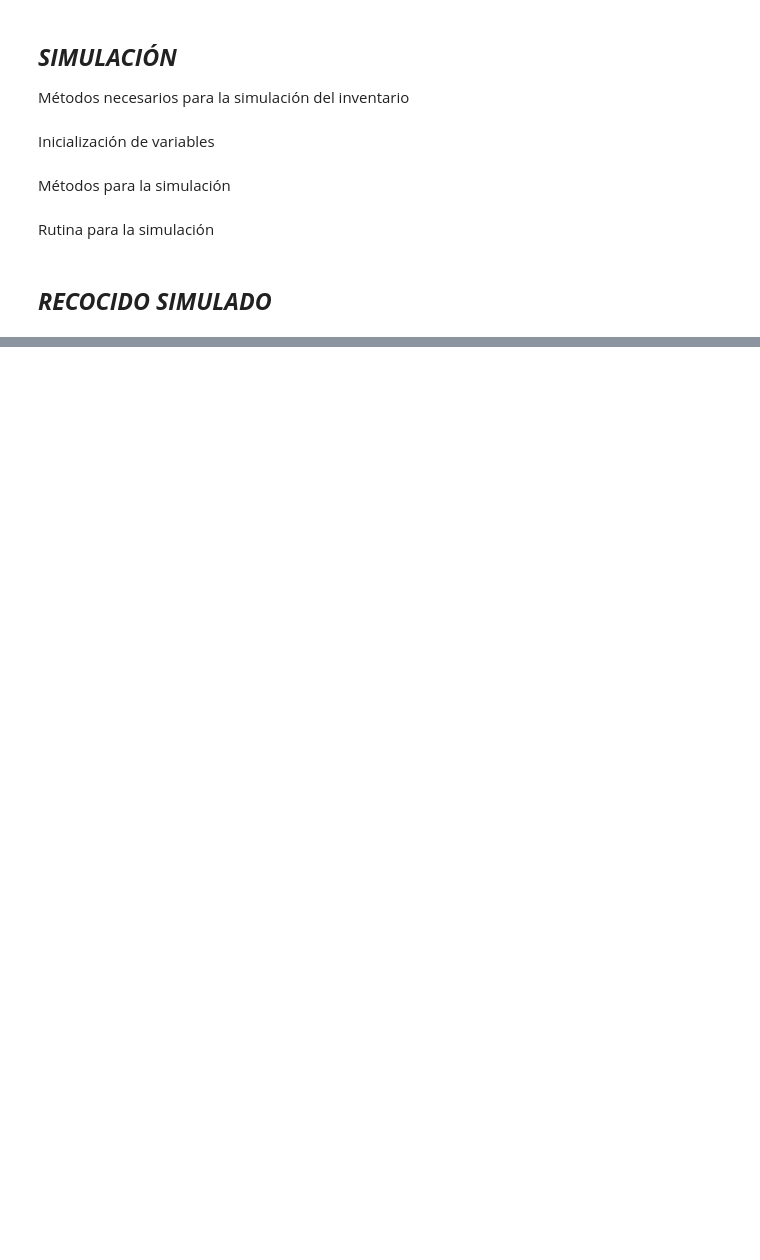
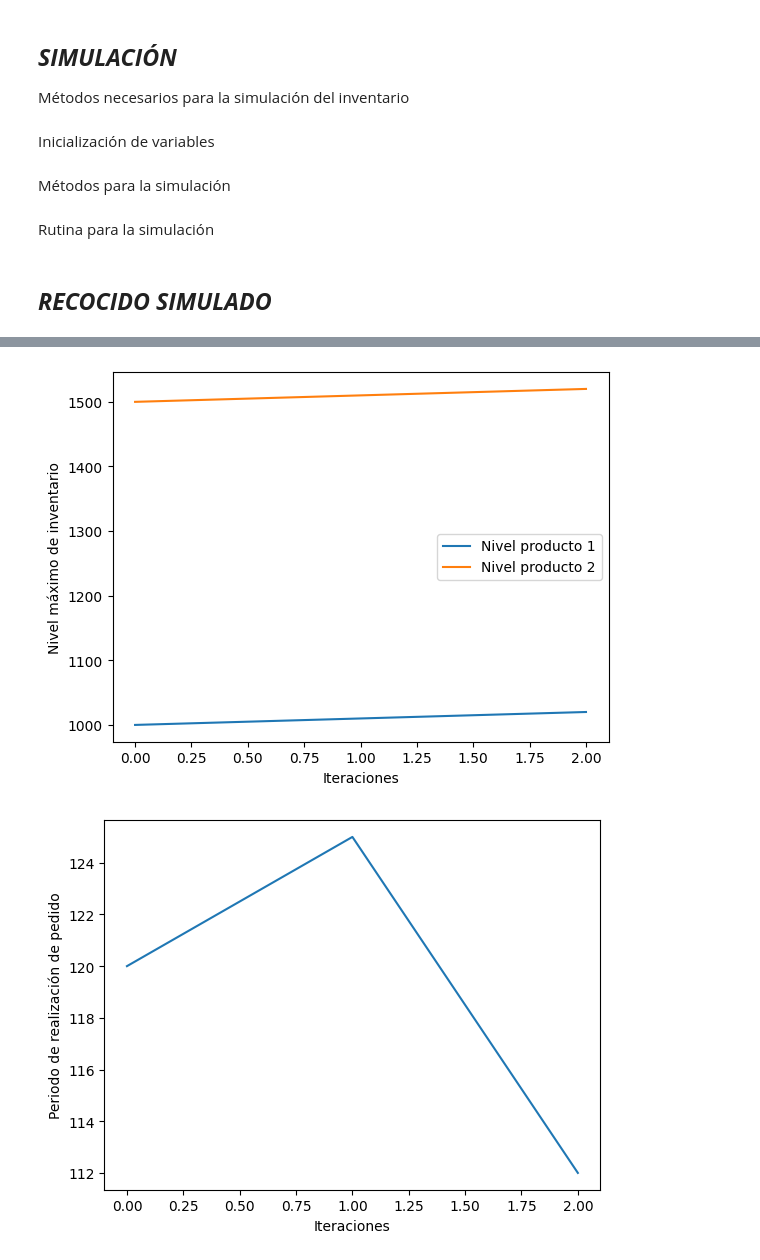
Before and after one commit to iremma/metodos-simulacion, a Jupyter notebook: Recocido_Simulado_Inventario.ipynb, the cells around one changed output, grey strips where cells are left out. Cells and saved outputs as stored; diff of their text form; code cells hidden in the pictures; blank space fills up the shorter version.

```diff
--- a/Recocido_Simulado_Inventario.ipynb
+++ b/Recocido_Simulado_Inventario.ipynb
@@ -407,3 +425,13 @@ initial_state = {'periodicidad':168 ,
                       'nivel_1': 1500,
                       'nivel_2': 1000 }
 buscando_temperatura(8000, initial_state)
+# %%
+iteraciones=3
+lista_niv_1 = [1000,1010,1020]
+lista_niv_2 = [1500,1510,1520]
+lista_periodo = [120, 125, 112]
+
+grafica3('Iteraciones','Factores de decision',range(iteraciones),lista_niv_1,lista_niv_2,lista_periodo)
+# %% [output]
+[figure, added]
+[figure, added]
```
Also changed, not shown: parts of 4 cells of this notebook, 2 other files.
